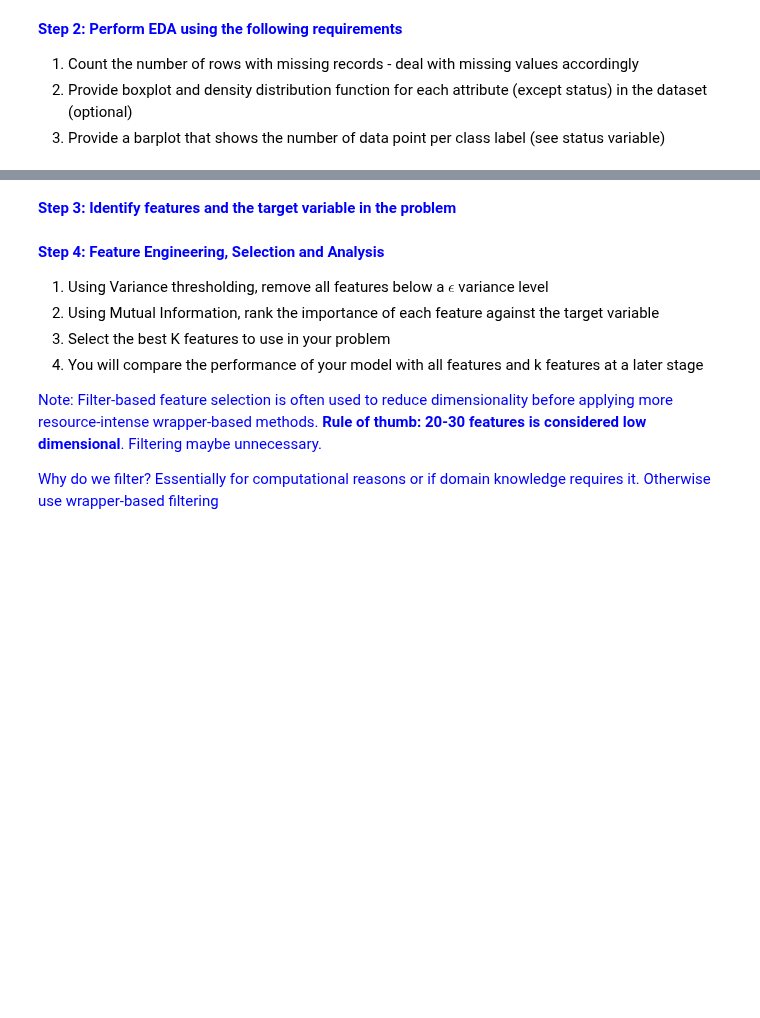
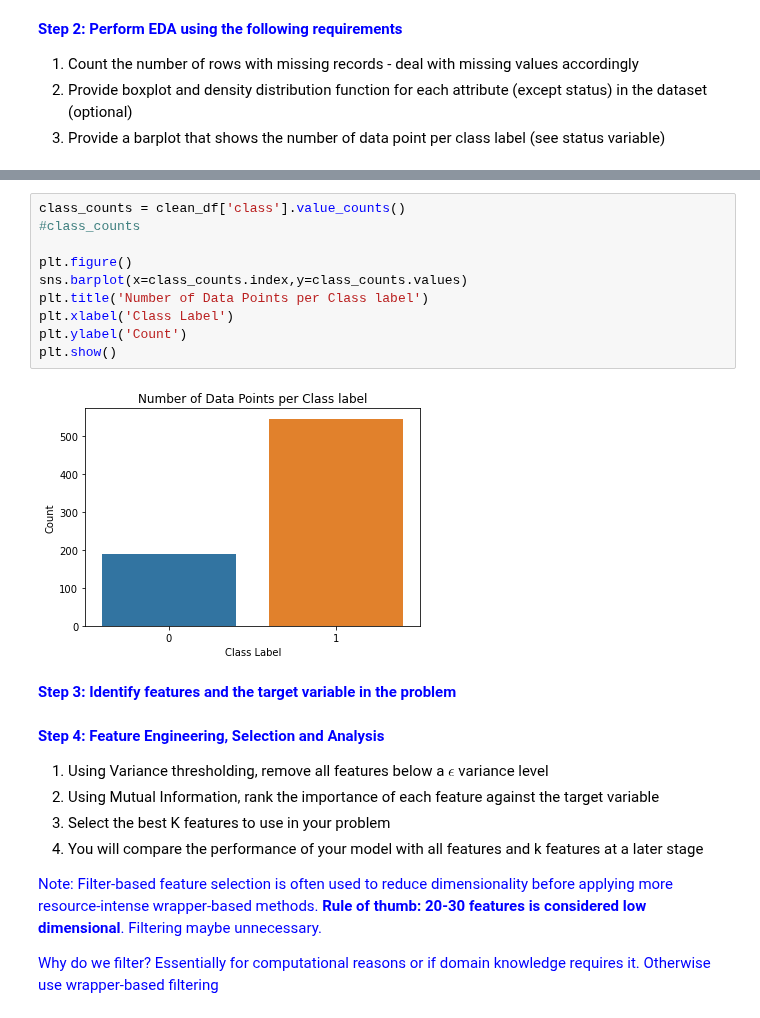
Before and after one commit to YvesMatanga/freemium_datascience, a Jupyter notebook: machine-learning-tutorials/Classification/Practice/2-Classifcation-case-studies - Logistic-Regression.ipynb, the cells around one changed output, grey strips where cells are left out. Saved outputs shown, nothing was run; the diff lists cells and outputs as text; blank space fills up the shorter version.

```diff
--- a/machine-learning-tutorials/Classification/Practice/2-Classifcation-case-studies - Logistic-Regression.ipynb
+++ b/machine-learning-tutorials/Classification/Practice/2-Classifcation-case-studies - Logistic-Regression.ipynb
@@ -38,3 +62,15 @@ df.head()
+# %%
+class_counts = clean_df['class'].value_counts()
+#class_counts
+
+plt.figure()
+sns.barplot(x=class_counts.index,y=class_counts.values)
+plt.title('Number of Data Points per Class label')
+plt.xlabel('Class Label')
+plt.ylabel('Count')
+plt.show()
+# %% [output]
+[figure, added]
 # %% [markdown]
 <b style="color: blue;">Step 3: Identify features and the target variable in the problem</b>
 # %% [markdown]
```
Also changed, not shown: parts of 3 cells of this notebook, 3 other files.
